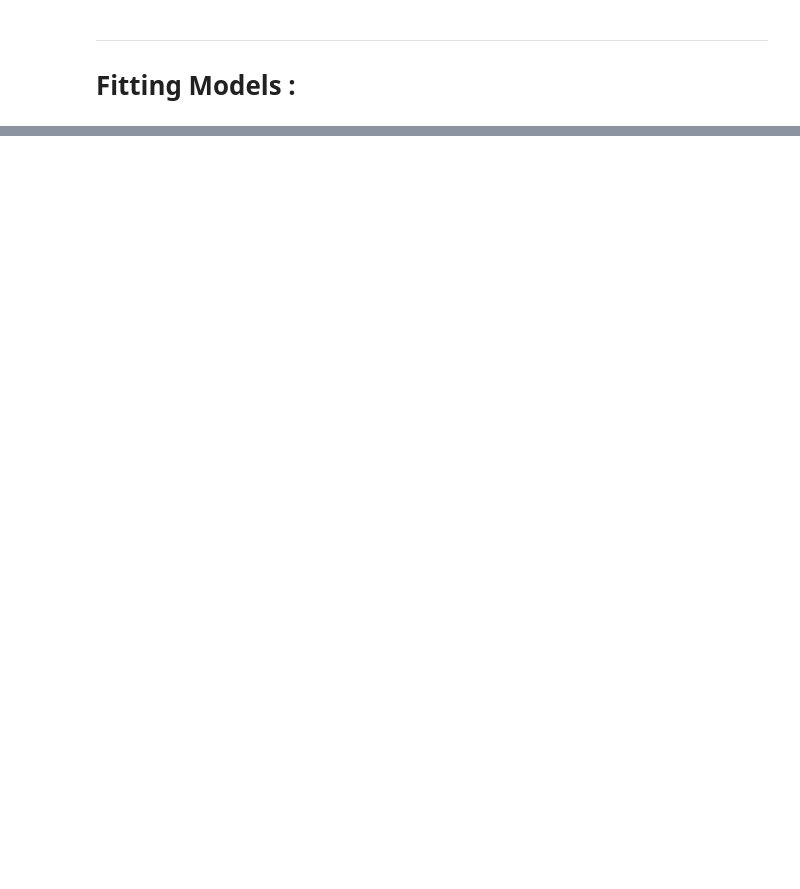
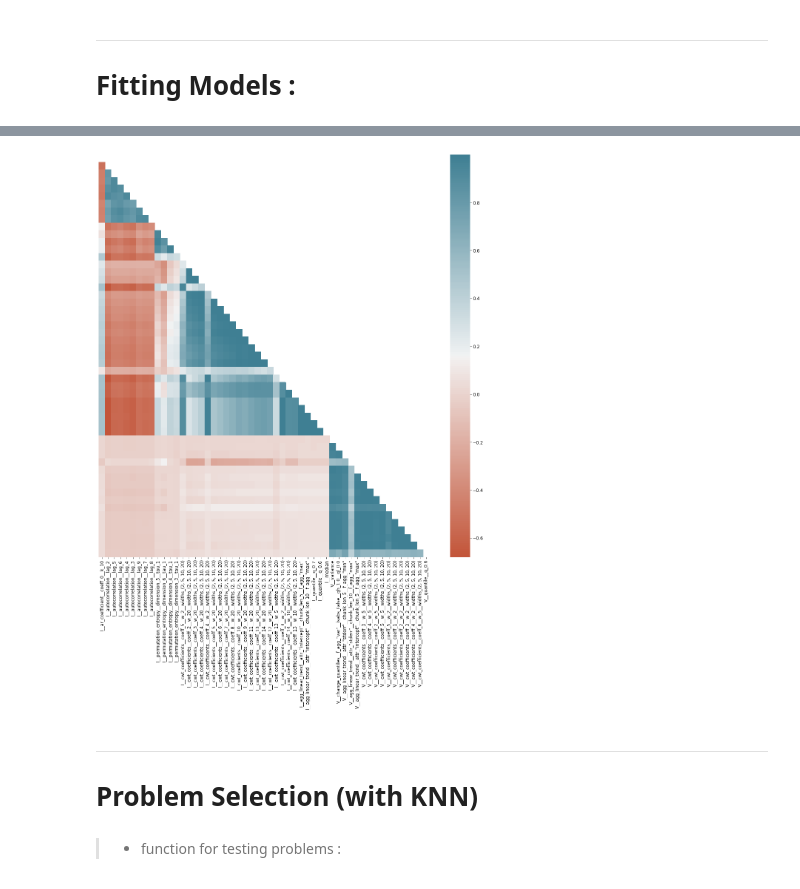
Before and after one commit to Amirosein/Variable-Stars-Classification, a Jupyter notebook: MilkyWay.ipynb, the cells around one changed output, grey strips where cells are left out. Drawn from its saved outputs; the diff is of its cells as text; code cells hidden in the pictures; blank space fills up the shorter version.

```diff
--- a/MilkyWay.ipynb
+++ b/MilkyWay.ipynb
@@ -560,0 +579,15 @@ categories = Y
+# %%
+import seaborn as sns
+
+
+fig = plt.figure(figsize = [20, 20])
+matrix = np.triu(X.corr())
+sns.heatmap(X.corr(), yticklabels=False, mask=matrix,
+            cmap=sns.diverging_palette(20, 220, n=200))
+
+plt.savefig('XCorr.pdf')
+# %% [output]
+[figure, added]
+# %% [markdown]
+-----
+# Problem Selection (with KNN)
@@ -560,0 +660,2 @@ categories = Y
+# %% [markdown]
+> * function for testing problems :
```
Also changed, not shown: parts of 38 cells of this notebook.
